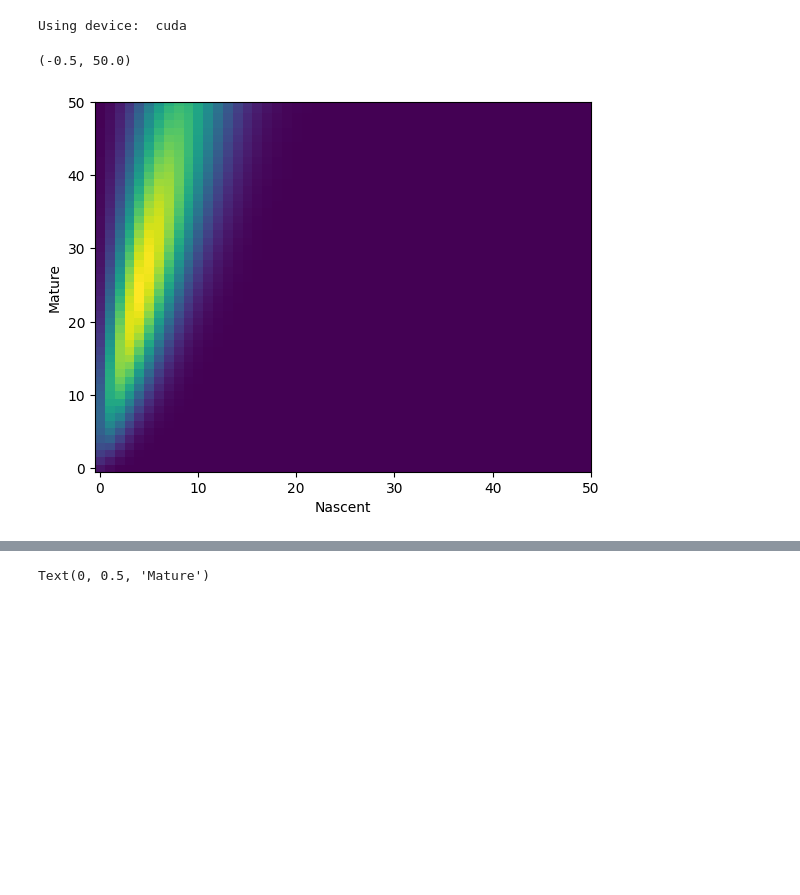
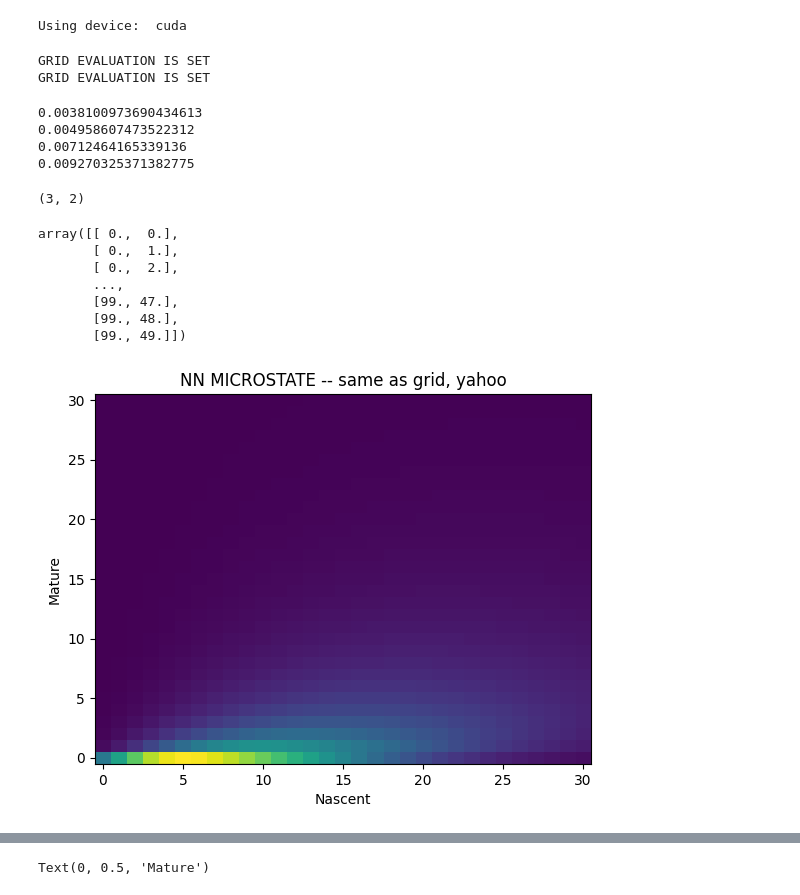
Before and after one commit to mtcarilli/monod, a Jupyter notebook: nn_integration.ipynb, the cells around one changed output, grey strips where cells are left out. Cells and saved outputs as stored; diff of their text form; code cells hidden in the pictures; blank space fills up the shorter version.

```diff
--- a/nn_integration.ipynb
+++ b/nn_integration.ipynb
@@ -33,2 +26,7 @@ gamma = 10**p[2]
+# %%
+b = 10
+beta = 1.4
+gamma = 0.5
+p = np.log10(np.asarray([b,beta,gamma]))
 # %%
 limits = [500,500]
@@ -37 +33,8 @@ model_baseline = monod.cme_toolbox.CMEModel('Bursty','None')
+# %%
+model_baseline = monod.cme_toolbox.CMEModel('Bursty','None',quad_method='quad_vec')
+model_nn10 = monod.cme_toolbox.CMEModel('Bursty','None', quad_method = 'nn_10')
+model_nn10_nogrid = monod.cme_toolbox.CMEModel('Bursty','None', quad_method = 'nn_10', use_grid = False)
+# %% [output]
+GRID EVALUATION IS SET
+GRID EVALUATION IS SET
 # %%
@@ -40,11 +43,45 @@ Pss_small_grid = model_baseline.eval_model_pss(p,limits=[50,50])
+# %%
+x =  np.arange(100).reshape(100,1).repeat(50,axis=1).flatten()
+y =  np.arange(50).reshape(50,1).repeat(100,axis=1).T.flatten()
+nm_data = np.ones((100*50,2))
+nm_data[:,0] = x
+nm_data[:,1] = y
+
+Pss_nn10_nogrid = model_nn10_nogrid.eval_model_pss(p,x=nm_data,limits=None)
+# %%
+
+print(Pss_baseline[0,0])
+print(Pss_nn10[0,0])
+print(Pss_nn10[0,1])
+print(Pss_nn10[0,2])
+np.exp(model_nn10_nogrid.eval_model_pss(p,x=np.array([[0,0],[0,1],[0,2]]),limits=None))
+# %% [output]
+0.0038100973690434613
+0.004958607473522312
+0.00712464165339136
+0.009270325371382775
+(3, 2)
+# %%
+nm_data
+# %% [output]
+array([[ 0.,  0.],
+       [ 0.,  1.],
+       [ 0.,  2.],
+       ...,
+       [99., 47.],
+       [99., 48.],
+       [99., 49.]])
 # %%
-plt.imshow(np.log10(Pss_baseline),aspect='auto')
-plt.imshow((Pss_baseline),aspect='auto')
+a = np.exp(Pss_nn10_nogrid).reshape(100,50)
+
+plt.imshow(np.log10(a),aspect='auto')
+plt.imshow((a),aspect='auto')
 plt.gca().invert_yaxis()
 plt.xlabel('Nascent')
 plt.ylabel('Mature')
-plt.xlim([-0.5,50])
-plt.ylim([-0.5,50])
+plt.xlim([-0.5,30.5])
+plt.ylim([-0.5,30.5])
+plt.title('NN MICROSTATE -- same as grid, yahoo')
+plt.show()
 # %% [output]
-(-0.5, 50.0)
-[figure, old version]
+[figure, new version]
```
Also changed, not shown: parts of 25 cells of this notebook.
